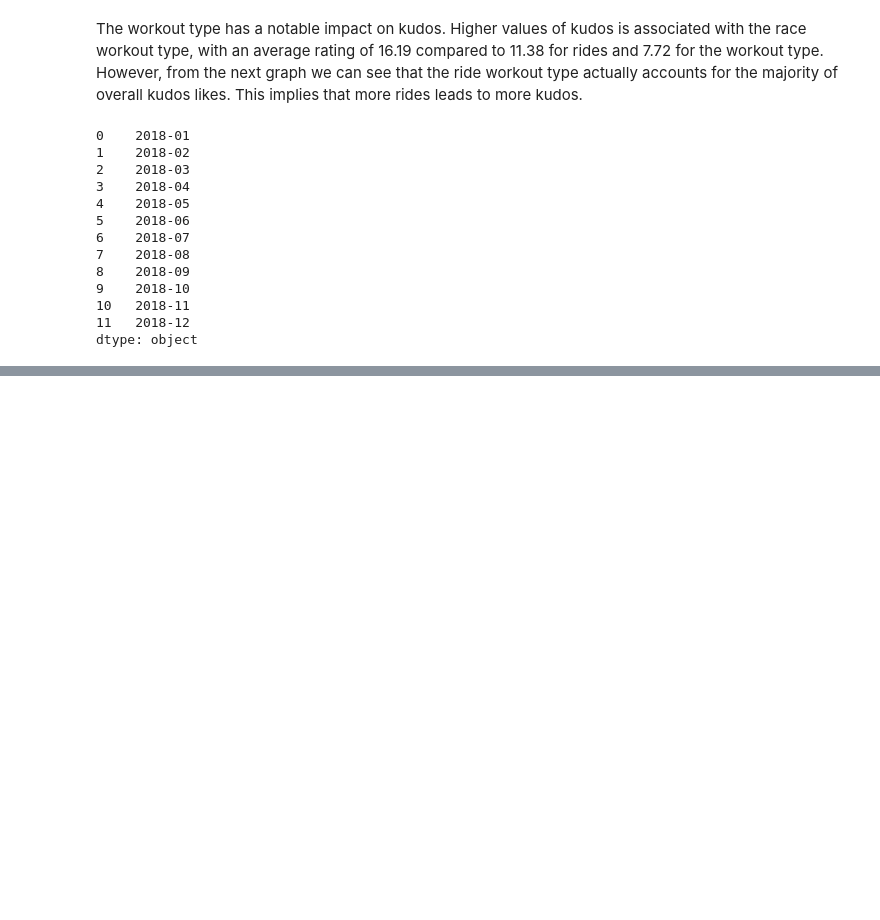
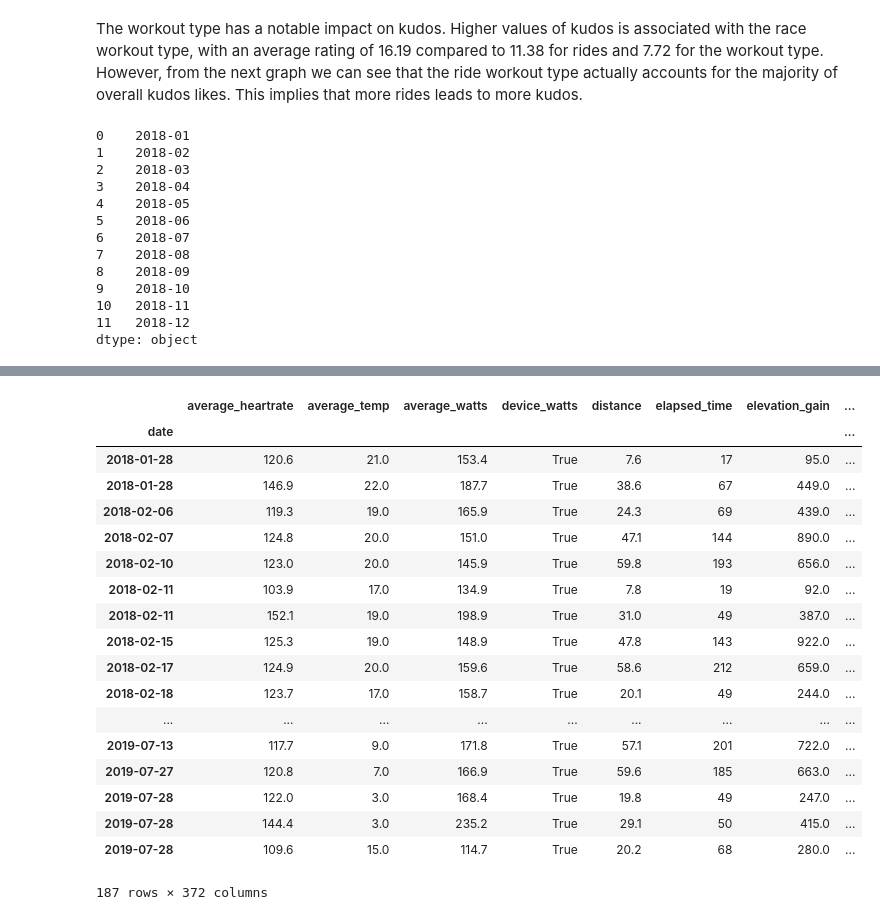
Before and after one commit to arianaroz/comp257-portfolio-2019, a Jupyter notebook: Portfolio 1.ipynb, the cells around one changed output, grey strips where cells are left out. Cells and saved outputs as stored; diff of their text form; code cells hidden in the pictures; blank space fills up the shorter version.

```diff
--- a/Portfolio 1.ipynb
+++ b/Portfolio 1.ipynb
@@ -283,0 +316,24 @@ new_df['date'] = pd.to_datetime(new_df['date'])
+# %%
+new_df.index = new_df['date']
+new_df.drop('date', axis=1)
+new_df
+# %% [output]
+|  | average_heartrate | average_temp | average_watts | device_watts | distance | elapsed_time | elevation_gain | ... |
+| date |  |  |  |  |  |  |  | ... |
+| 2018-01-28 | 120.6 | 21.0 | 153.4 | True | 7.6 | 17 | 95.0 | ... |
+| 2018-01-28 | 146.9 | 22.0 | 187.7 | True | 38.6 | 67 | 449.0 | ... |
+| 2018-02-06 | 119.3 | 19.0 | 165.9 | True | 24.3 | 69 | 439.0 | ... |
+| 2018-02-07 | 124.8 | 20.0 | 151.0 | True | 47.1 | 144 | 890.0 | ... |
+| 2018-02-10 | 123.0 | 20.0 | 145.9 | True | 59.8 | 193 | 656.0 | ... |
+| 2018-02-11 | 103.9 | 17.0 | 134.9 | True | 7.8 | 19 | 92.0 | ... |
+| 2018-02-11 | 152.1 | 19.0 | 198.9 | True | 31.0 | 49 | 387.0 | ... |
+| 2018-02-15 | 125.3 | 19.0 | 148.9 | True | 47.8 | 143 | 922.0 | ... |
+| 2018-02-17 | 124.9 | 20.0 | 159.6 | True | 58.6 | 212 | 659.0 | ... |
+| 2018-02-18 | 123.7 | 17.0 | 158.7 | True | 20.1 | 49 | 244.0 | ... |
+| ... | ... | ... | ... | ... | ... | ... | ... | ... |
+| 2019-07-13 | 117.7 | 9.0 | 171.8 | True | 57.1 | 201 | 722.0 | ... |
+| 2019-07-27 | 120.8 | 7.0 | 166.9 | True | 59.6 | 185 | 663.0 | ... |
+| 2019-07-28 | 122.0 | 3.0 | 168.4 | True | 19.8 | 49 | 247.0 | ... |
+| 2019-07-28 | 144.4 | 3.0 | 235.2 | True | 29.1 | 50 | 415.0 | ... |
+| 2019-07-28 | 109.6 | 15.0 | 114.7 | True | 20.2 | 68 | 280.0 | ... |
+187 rows × 372 columns
```
Also changed, not shown: parts of 3 cells of this notebook.
